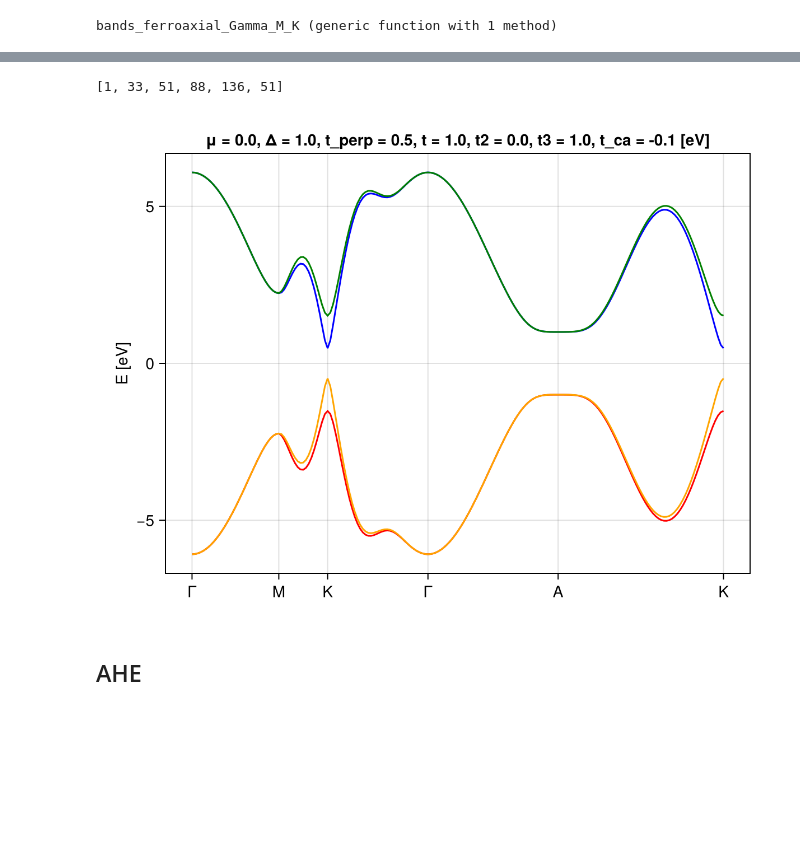
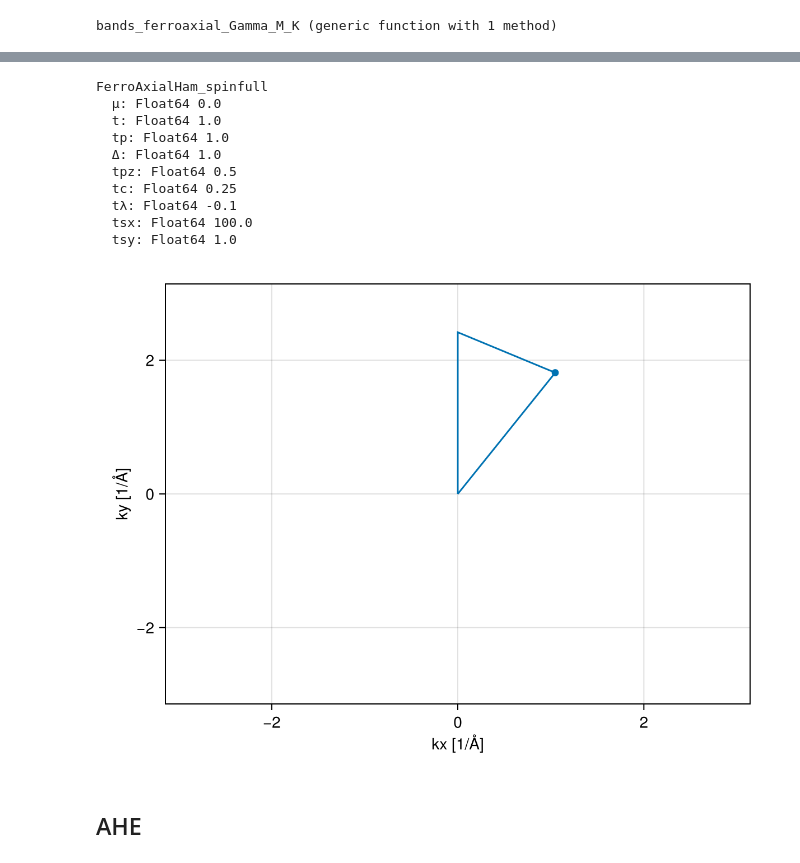
Before and after one commit to fernandopenaranda/Field_Induced_Hall_Effect, a Jupyter notebook: src/spinfull_ferroaxial.ipynb, the cells around one changed output, grey strips where cells are left out. Saved outputs shown, nothing was run; the diff lists cells and outputs as text; code cells hidden in the pictures; blank space fills up the shorter version.

```diff
--- a/src/spinfull_ferroaxial.ipynb
+++ b/src/spinfull_ferroaxial.ipynb
@@ -79,9 +82,28 @@ fig
 # %%
-vals, fig = bands_ferroaxial_Gamma_M_K(modelpresets_FA_spinfull(; μ =0, t =1 ,tp =1, Δ = 1, tpz = 0.5, tc = 0, tλ = -0.1))
-fig
+modelpresets_FA_spinfull(;  μ =0, t =1 ,tp =1, Δ = 1, tpz = 0.5, tc = 0.25, tλ = -0.1, tsx = 100, tsy = 1)
 # %% [output]
-[1, 33, 51, 88, 136, 51]
+FerroAxialHam_spinfull
+  μ: Float64 0.0
+  t: Float64 1.0
+  tp: Float64 1.0
+  Δ: Float64 1.0
+  tpz: Float64 0.5
+  tc: Float64 0.25
+  tλ: Float64 -0.1
+  tsx: Float64 100.0
+  tsy: Float64 1.0
-[figure, removed]
+# %%
+fig_cart = Figure(); ax = Axis(fig_cart[1,1], xlabel = "kx [1/Å]", ylabel = "ky [1/Å]")
+# scatter!(ax, K1[1],K1[2])
+# scatter!(ax, K2[1],K2[2])
+scatter!(ax, M[1],M[2])
+# scatter!(ax, Γ[1], Γ[2])
+lines!(ax, [ Γ[1], K1[1], K2[1],M[1], Γ[1]], [ Γ[2], K1[2], K2[2], M[2], Γ[2]])
+ylims!(ax, -pi, pi)
+xlims!(ax, -pi, pi)
+fig_cart
+# %% [output]
+[figure, added]
 # %% [markdown]
 ## AHE
 # %%
```
Also changed, not shown: parts of 9 cells of this notebook, 6 other files.
